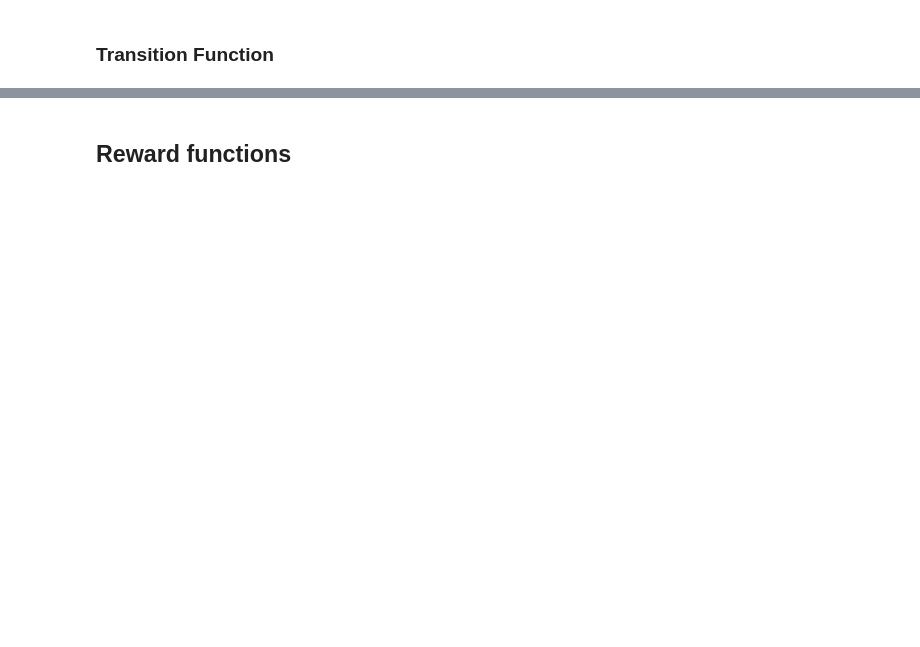
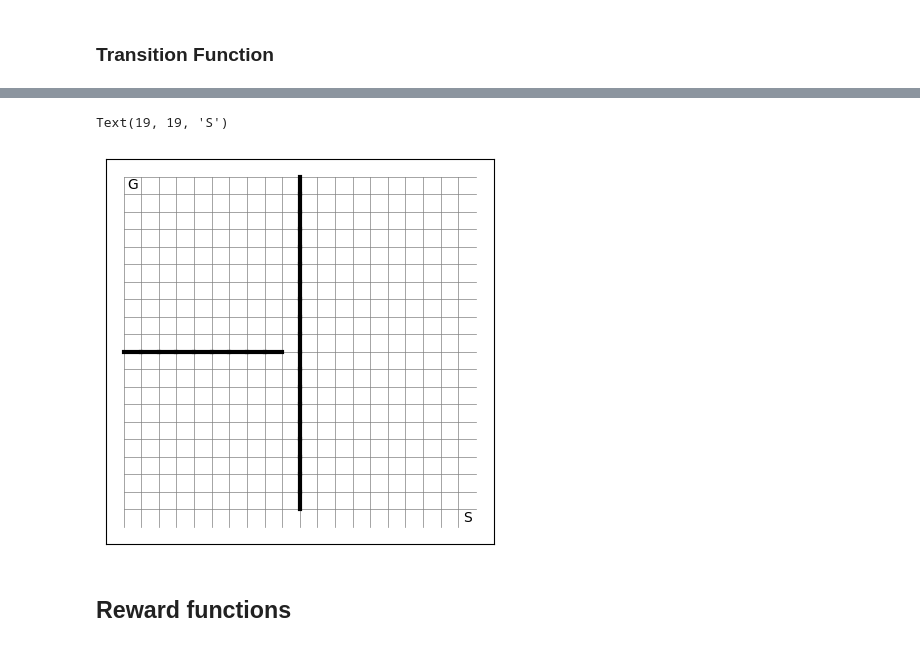
Before and after one commit to nicktfranklin/thread_the_needle, a Jupyter notebook: State_Inference_Network.ipynb, the cells around one changed output, grey strips where cells are left out. Saved outputs shown, nothing was run; the diff lists cells and outputs as text; code cells hidden in the pictures; blank space fills up the shorter version.

Commit message:
finished walls implementation, linting

```diff
--- a/State_Inference_Network.ipynb
+++ b/State_Inference_Network.ipynb
@@ -336,2 +356,13 @@ transitions
+# %%
+from value_iteration.environments.thread_the_needle import make_thread_the_needle_walls
+
+thread_the_needle_task = TransitionModel(HEIGHT, WIDTH, make_thread_the_needle_walls(20))
+ax = thread_the_needle_task.display_gridworld()
+
+ax.annotate('G', (0, 0), ha='center', va='center', c='k')
+ax.annotate('S', (19, 19), ha='center', va='center', c='k')
+# %% [output]
+Text(19, 19, 'S')
+[figure, added]
 # %% [markdown]
 ## Reward functions
```
Also changed, not shown: parts of 18 cells of this notebook, 2 other files.
